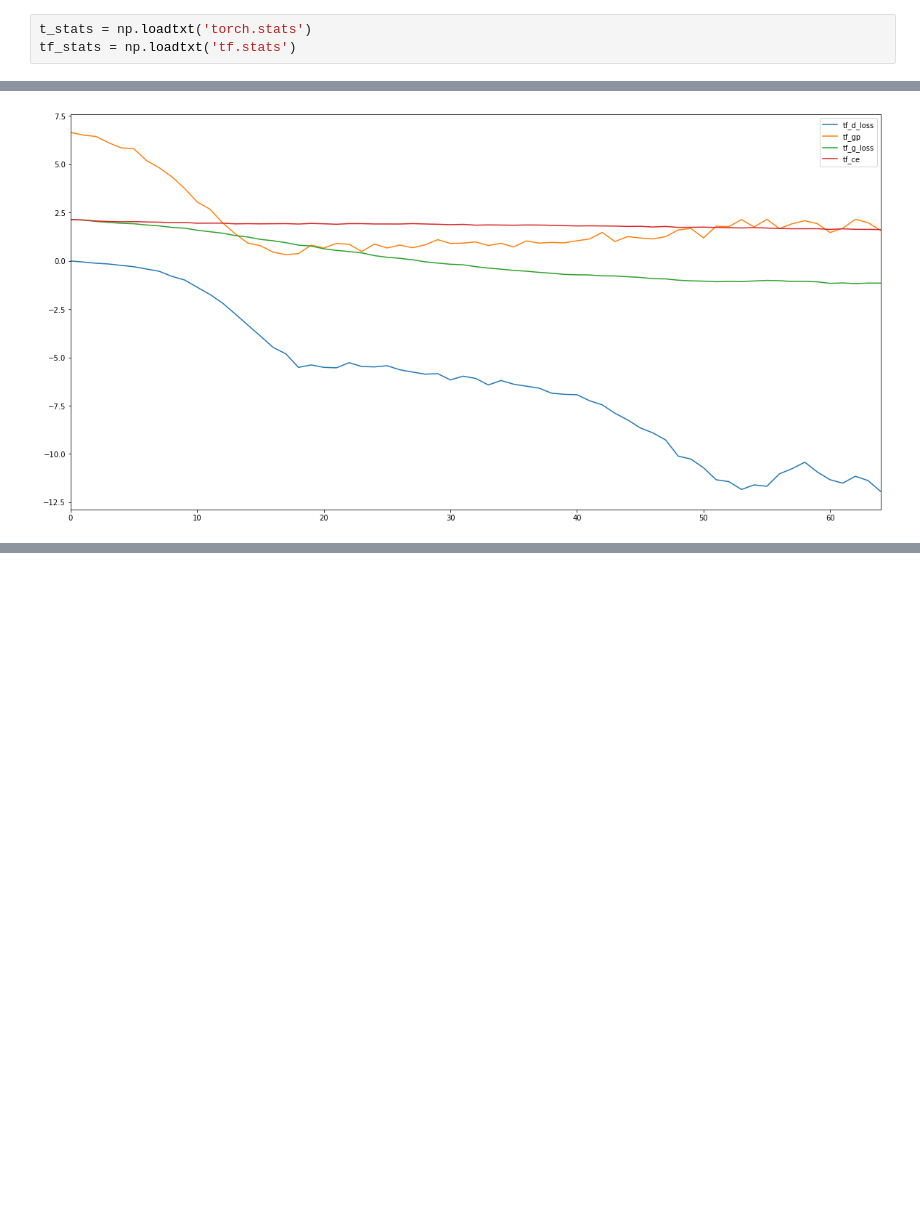
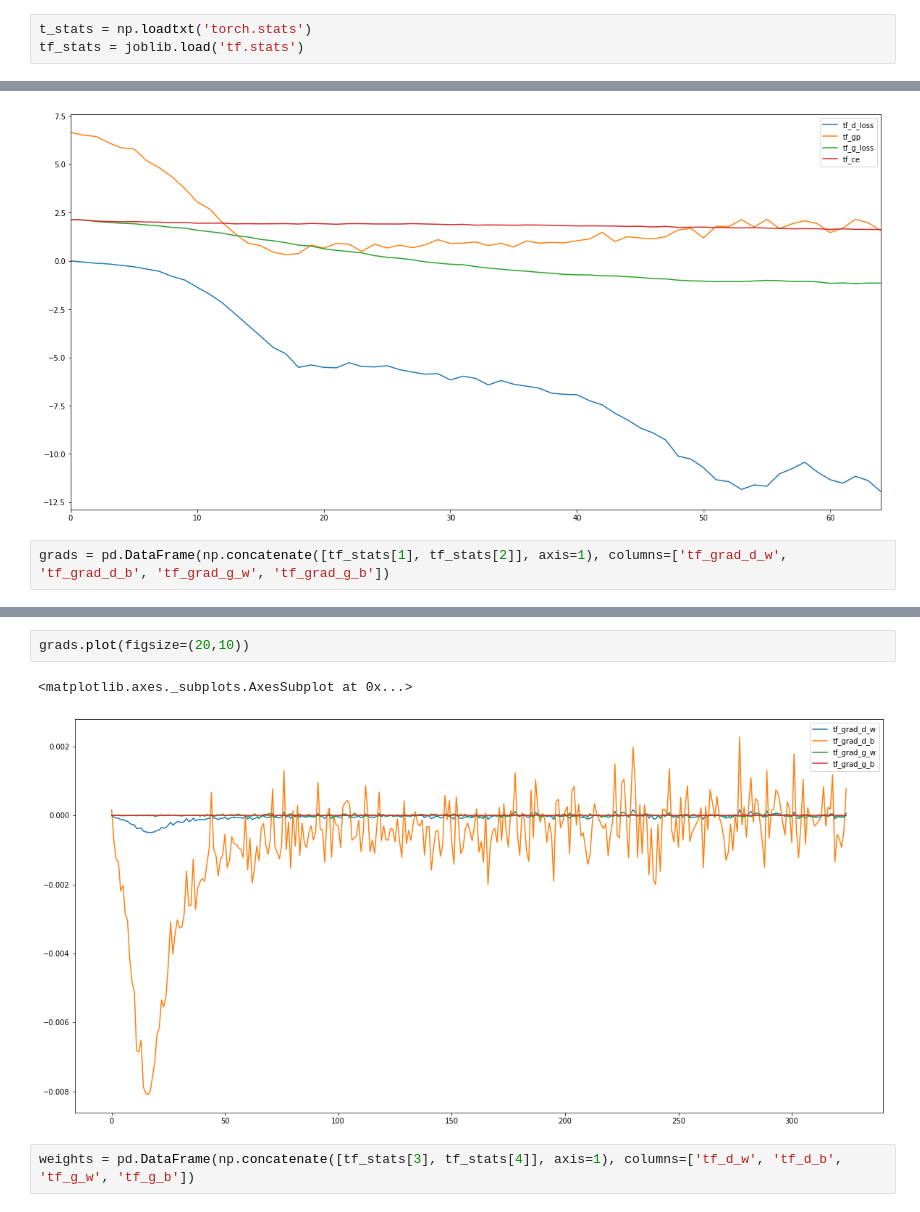
Before and after one commit to ljk423/ctgan-tf, a Jupyter notebook: StatsComp.ipynb, the cells around one changed output, grey strips where cells are left out. Drawn from its saved outputs; the diff is of its cells as text; blank space fills up the shorter version.

Commit message:
Refactored models. Added weights and gradients monitoring

```diff
--- a/StatsComp.ipynb
+++ b/StatsComp.ipynb
@@ -7,3 +8,3 @@ import matplotlib.pyplot as plt
 # %%
 t_stats = np.loadtxt('torch.stats')
-tf_stats = np.loadtxt('tf.stats')
+tf_stats = joblib.load('tf.stats')
@@ -37,3 +60,5 @@ df.iloc[:,4:].plot(figsize=(20,10))
 # %% [output]
 <matplotlib.axes._subplots.AxesSubplot at 0x...>
 [figure]
+# %%
+grads = pd.DataFrame(np.concatenate([tf_stats[1], tf_stats[2]], axis=1), columns=['tf_grad_d_w', 'tf_grad_d_b', 'tf_grad_g_w', 'tf_grad_g_b'])
@@ -39,0 +74,7 @@ df.iloc[:,4:].plot(figsize=(20,10))
+# %%
+grads.plot(figsize=(20,10))
+# %% [output]
+<matplotlib.axes._subplots.AxesSubplot at 0x...>
+[figure, added]
+# %%
+weights = pd.DataFrame(np.concatenate([tf_stats[3], tf_stats[4]], axis=1), columns=['tf_d_w', 'tf_d_b', 'tf_g_w', 'tf_g_b'])
```
Also changed, not shown: parts of 6 cells of this notebook, 44 other files.
